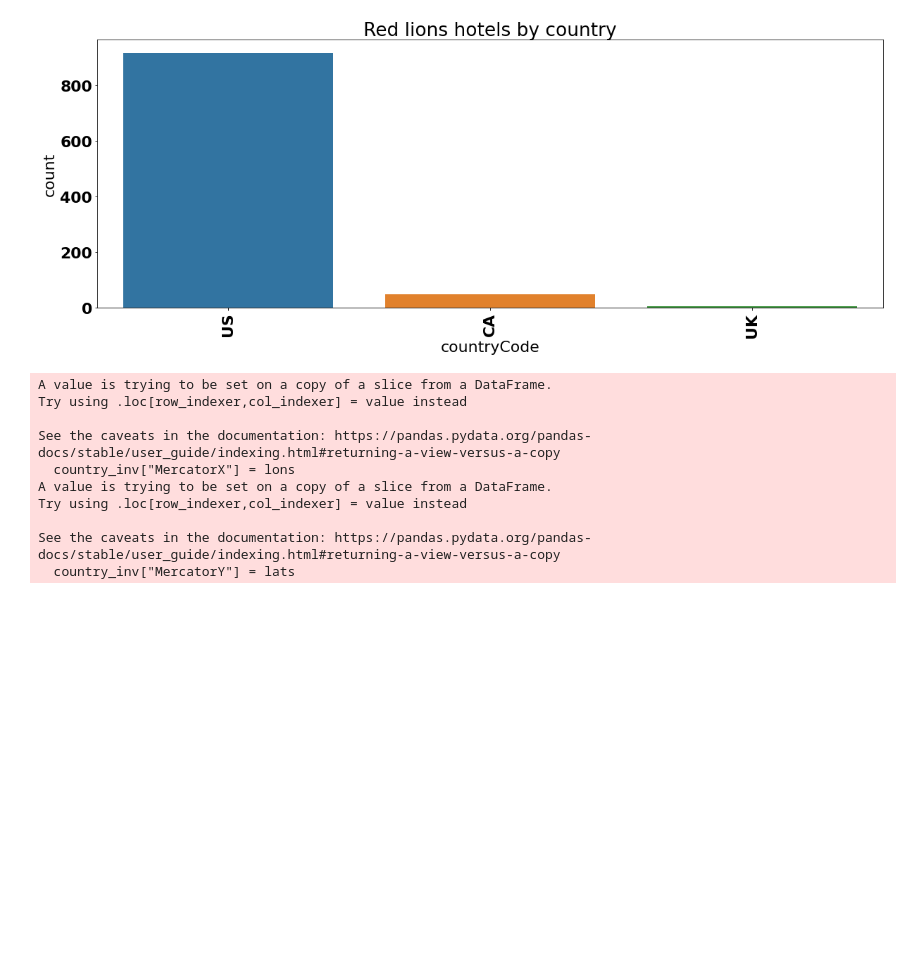
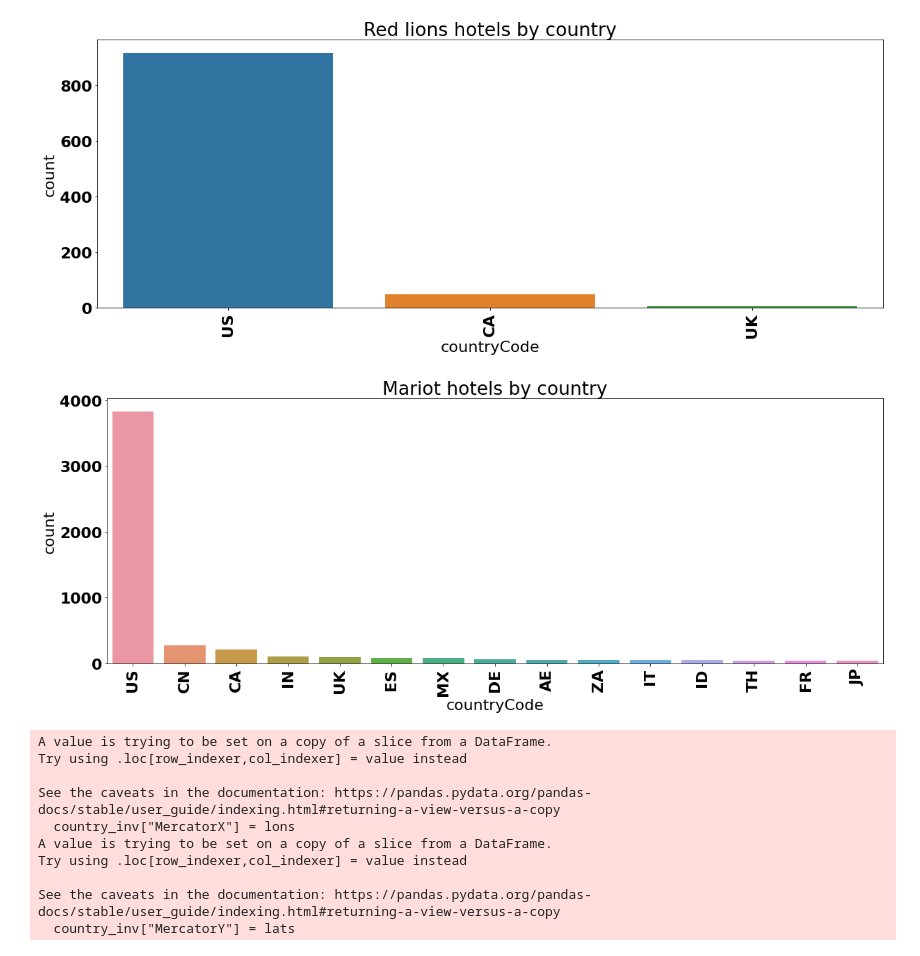
Before and after one commit to Bidroombv/eda, a Jupyter notebook: hotelbeds/HotelBeds_dev_initial_analysis.ipynb, the cells around one changed output. Drawn from its saved outputs; the diff is of its cells as text; code cells hidden in the pictures; blank space fills up the shorter version.

Commit message:
DAT-2601 added plot for mariot chain

```diff
--- a/hotelbeds/HotelBeds_dev_initial_analysis.ipynb
+++ b/hotelbeds/HotelBeds_dev_initial_analysis.ipynb
@@ -307,6 +307,7 @@ ax = plt.xticks(rotation=90)
 wyndham = inventory[inventory["chainCode"] == "WYNDH"]
 accor = inventory[inventory["chainCode"] == "ACCOR"]
 red_lions = inventory[inventory["chainCode"] == "REDLI"]
+mariot = inventory[inventory["chainCode"] == "MARIO"]
 # %%
 countplt, ax = plt.subplots(figsize = (20,7))
 ax = sns.countplot(x="countryCode", data=wyndham, order=wyndham["countryCode"].value_counts().iloc[:15].index).set(title='Wyndham hotels by country')
@@ -325,6 +326,12 @@ ax = sns.countplot(x="countryCode", data=red_lions, order=red_lions["countryCode
 ax = plt.xticks(rotation=90)
 # %% [output]
 [figure]
+# %%
+countplt, ax = plt.subplots(figsize = (20,7))
+ax = sns.countplot(x="countryCode", data=mariot, order=mariot["countryCode"].value_counts().iloc[:15].index).set(title='Mariot hotels by country')
+ax = plt.xticks(rotation=90)
+# %% [output]
+[figure, added]
 # %%
 inProj = Proj(init='epsg:3857')
 outProj = Proj(init='epsg:4326')
```
Also changed, not shown: parts of 2 cells of this notebook.
